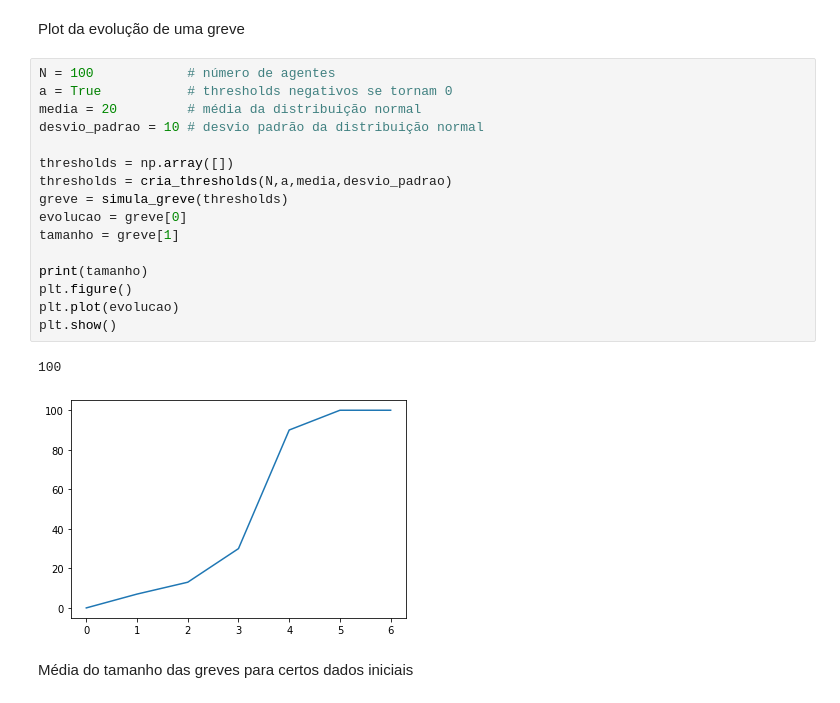
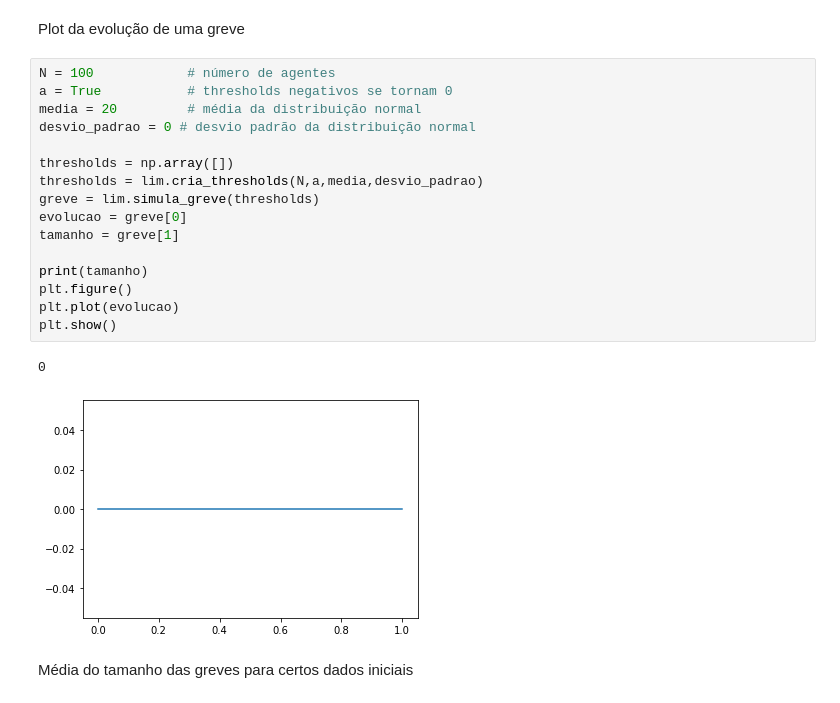
Before and after one commit to AlantheBenign/Critical-mass-model-for-social-dynamic, a Jupyter notebook: Modelo de limiares.ipynb, the cells around one changed output. Cells and saved outputs as stored; diff of their text form.

```diff
--- a/Modelo de limiares.ipynb
+++ b/Modelo de limiares.ipynb
@@ -90,22 +30,22 @@ Plot da evolução de uma greve
 # %%
 N = 100            # número de agentes
 a = True           # thresholds negativos se tornam 0
 media = 20         # média da distribuição normal
-desvio_padrao = 10 # desvio padrão da distribuição normal
+desvio_padrao = 0 # desvio padrão da distribuição normal
 
 thresholds = np.array([])
-thresholds = cria_thresholds(N,a,media,desvio_padrao)
-greve = simula_greve(thresholds)
+thresholds = lim.cria_thresholds(N,a,media,desvio_padrao)
+greve = lim.simula_greve(thresholds)
 evolucao = greve[0]
 tamanho = greve[1]
 
 print(tamanho)
 plt.figure()
 plt.plot(evolucao)
 plt.show()
 # %% [output]
-100
+0
-[figure, old version]
+[figure, new version]
 # %% [markdown]
 Média do tamanho das greves para certos dados iniciais
 # %%
```
Also changed, not shown: parts of 9 cells of this notebook.
